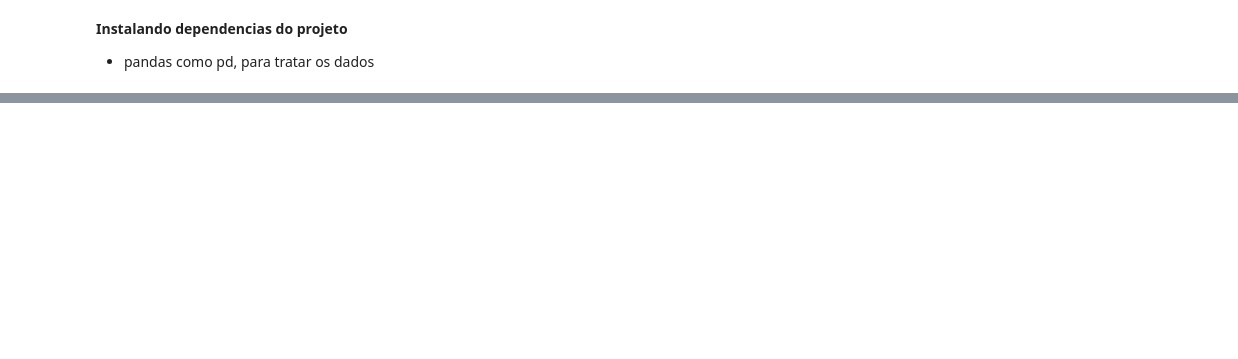
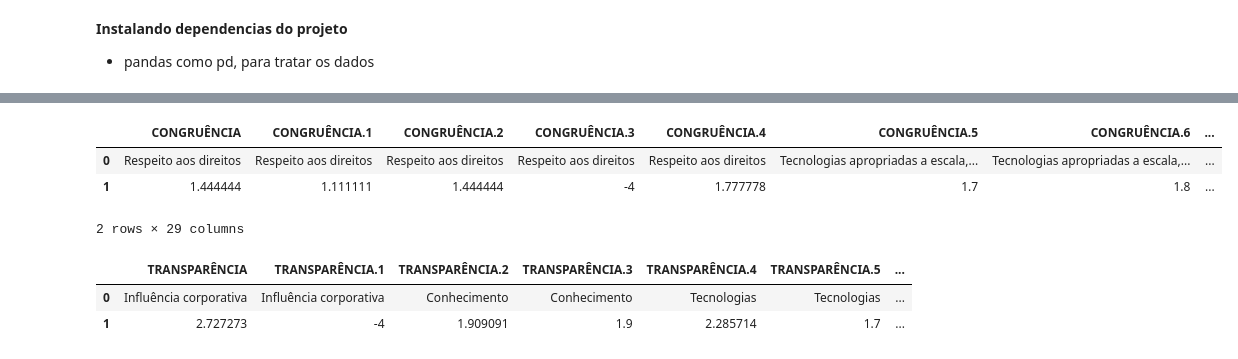
Before and after one commit to evanzs/diagnostico-sistema-alimentar, a Jupyter notebook: diagnostico_bauru.ipynb, the cells around one changed output, grey strips where cells are left out. Saved outputs shown, nothing was run; the diff lists cells and outputs as text; code cells hidden in the pictures; blank space fills up the shorter version.

```diff
--- a/diagnostico_bauru.ipynb
+++ b/diagnostico_bauru.ipynb
@@ -74,0 +97,7 @@ dataframes_filtrados['EQUIDADE']
+# %%
+dfBronze ={}
+for prefixo in ETIQUETAS:
+    URL = f'/content/drive/MyDrive/arquivos-colab-notebooks/bronze/{prefixo}.xlsx'
+    dfBronze[prefixo] = pd.read_excel(URL, sheet_name=0,)
+
+dfBronze['CONGRUÊNCIA']
@@ -124,0 +137,46 @@ dataframe2
+# %%
+ETIQUETAS = ['EQUIDADE','DIVERSIDADE','MODULARIDADE','TRANSPARÊNCIA','INOVAÇÃO','CONGRUÊNCIA']
+
+
+for prefixo in ETIQUETAS:
+     dataframe[prefixo].to_excel(f'/content/drive/MyDrive/arquivos-colab-notebooks/silver/{prefixo}.xlsx', index=False)
+
+
+  # # Criar o gráfico de radar
+  # fig, ax = plt.subplots(figsize=(6, 6))
+  # ax = plt.subplot(111, polar=True)
+  # ax.plot(categorias, valores)
+
+  # # Preencher a área sob a curva
+  # ax.fill(categorias, valores, alpha=0.25)
+
+  # # Personalizar o gráfico
+
+
+  # ax.set_title('Gráfico de Radar')
+  # ax.set_ylim([0,5])  # Definir limite superior do eixo y
+
+  # # Rotacionar os rótulos das categorias
+  # ax.set_xticklabels(categorias, rotation=45)
+
+  # # Mostrar o gráfico
+  # plt.show()
+# %%
+dfSilver ={}
+for prefixo in ETIQUETAS:
+    URL = f'/content/drive/MyDrive/arquivos-colab-notebooks/silver/{prefixo}.xlsx'
+    dfSilver[prefixo] = pd.read_excel(URL, sheet_name=0,)
+
+dfSilver['CONGRUÊNCIA']
+# %% [output]
+|  | CONGRUÊNCIA | CONGRUÊNCIA.1 | CONGRUÊNCIA.2 | CONGRUÊNCIA.3 | CONGRUÊNCIA.4 | CONGRUÊNCIA.5 | CONGRUÊNCIA.6 | ... |
+| 0 | Respeito aos direitos | Respeito aos direitos | Respeito aos direitos | Respeito aos direitos | Respeito aos direitos | Tecnologias apropriadas a escala,... | Tecnologias apropriadas a escala,... | ... |
+| 1 | 1.444444 | 1.111111 | 1.444444 | -4 | 1.777778 | 1.7 | 1.8 | ... |
+2 rows × 29 columns
+# %%
+ETIQUETAS = ['EQUIDADE','DIVERSIDADE','MODULARIDADE','TRANSPARÊNCIA','INOVAÇÃO','CONGRUÊNCIA']
+dfSilver['TRANSPARÊNCIA']
+# %% [output]
+|  | TRANSPARÊNCIA | TRANSPARÊNCIA.1 | TRANSPARÊNCIA.2 | TRANSPARÊNCIA.3 | TRANSPARÊNCIA.4 | TRANSPARÊNCIA.5 | ... |
+| 0 | Influência corporativa | Influência corporativa | Conhecimento | Conhecimento | Tecnologias | Tecnologias | ... |
+| 1 | 2.727273 | -4 | 1.909091 | 1.9 | 2.285714 | 1.7 | ... |
```
Also changed, not shown: parts of 22 cells of this notebook.
